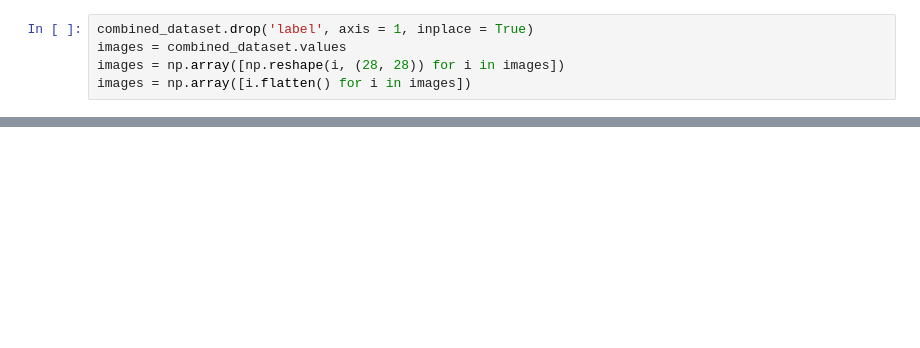
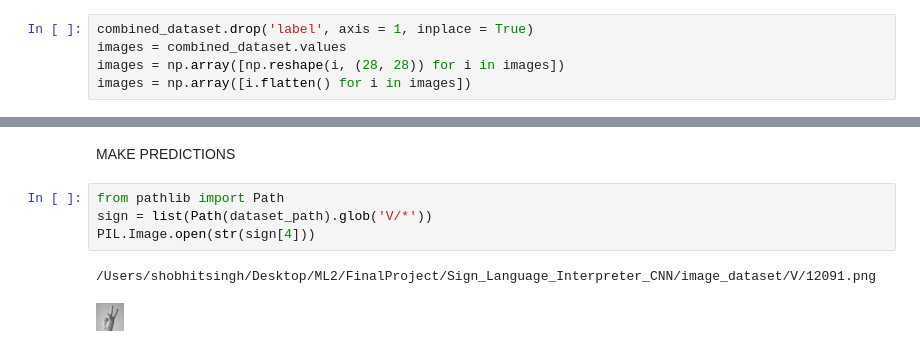
Before and after one commit to BhaveshSidhwani/ASL-recognition, a Jupyter notebook: ResNet.ipynb, the cells around one changed output, grey strips where cells are left out. Saved outputs shown, nothing was run; the diff lists cells and outputs as text; blank space fills up the shorter version.

```diff
--- a/ResNet.ipynb
+++ b/ResNet.ipynb
@@ -273,0 +222,9 @@ Now we Train the model
+# %% [markdown]
+MAKE PREDICTIONS
+# %%
+from pathlib import Path
+sign = list(Path(dataset_path).glob('V/*'))
+PIL.Image.open(str(sign[4]))
+# %% [output]
+/Users/shobhitsingh/Desktop/ML2/FinalProject/Sign_Language_Interpreter_CNN/image_dataset/V/12091.png
+[figure, added]
```
Also changed, not shown: parts of 28 cells of this notebook.
